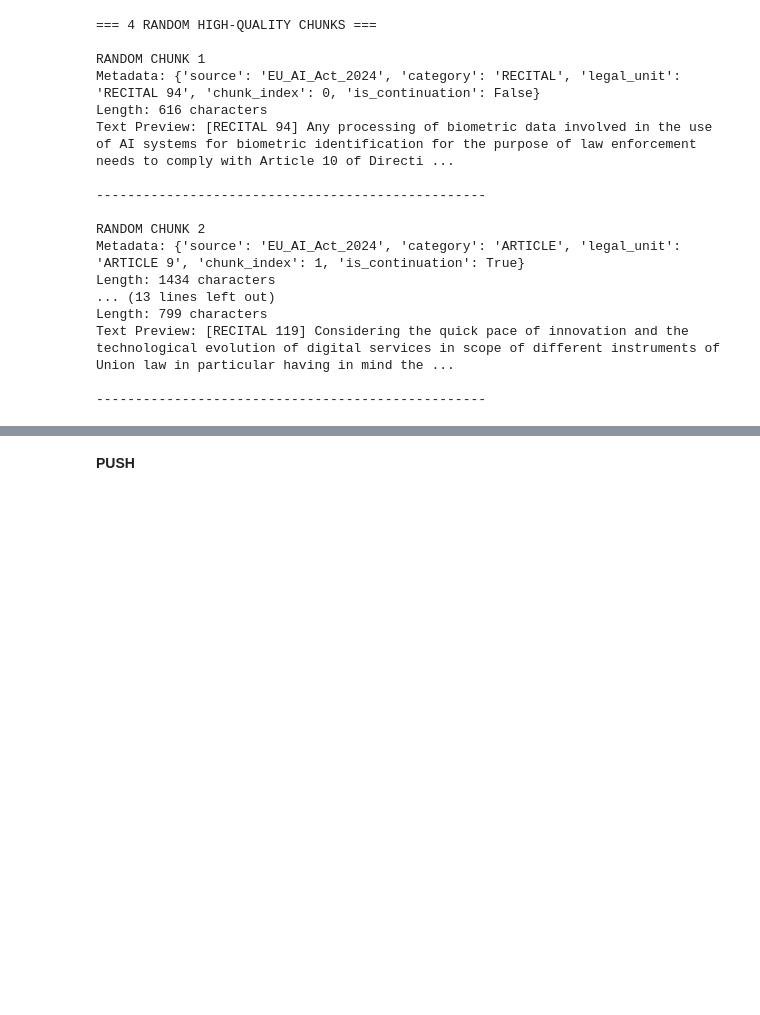
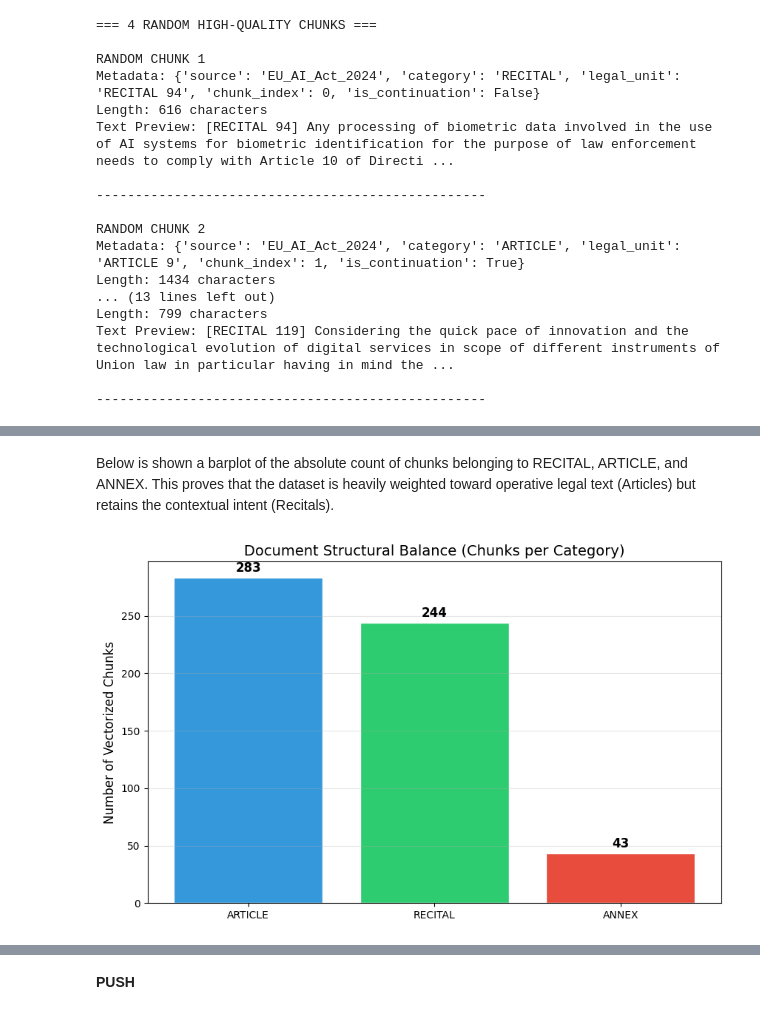
Before and after one commit to profsuccodifrutta/ai_act_RAG_navigator, a Jupyter notebook: ai_act_RAG.ipynb, the cells around one changed output, grey strips where cells are left out. Cells and saved outputs as stored; diff of their text form; code cells hidden in the pictures; blank space fills up the shorter version.

```diff
--- a/ai_act_RAG.ipynb
+++ b/ai_act_RAG.ipynb
@@ -333,0 +336,24 @@ plt.show()
+# %% [markdown]
+Below is shown a barplot of the absolute count of chunks belonging to RECITAL, ARTICLE, and ANNEX. This proves that the dataset is heavily weighted toward operative legal text (Articles) but retains the contextual intent (Recitals).
+# %%
+categories = [doc.metadata['category'] for doc in polished_documents]
+category_counts = Counter(categories)
+
+sorted_categories = sorted(category_counts.items(), key=lambda x: x[1], reverse=True)
+labels = [x[0] for x in sorted_categories]
+values = [x[1] for x in sorted_categories]
+
+plt.figure(figsize=(10, 6))
+bars = plt.bar(labels, values, color=['#3498db', '#2ecc71', '#e74c3c'], edgecolor='white')
+
+for bar in bars:
+    yval = bar.get_height()
+    plt.text(bar.get_x() + bar.get_width()/2, yval + (max(values)*0.01), int(yval),
+             ha='center', va='bottom', fontsize=12, fontweight='bold')
+
+plt.title('Document Structural Balance (Chunks per Category)', fontsize=14)
+plt.ylabel('Number of Vectorized Chunks', fontsize=12)
+plt.grid(axis='y', alpha=0.3)
+plt.show()
+# %% [output]
+[figure, added]
```
Also changed, not shown: parts of 5 cells of this notebook.
